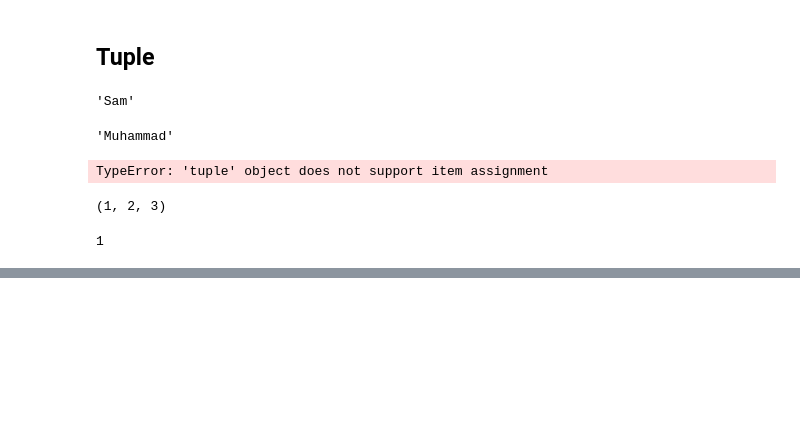
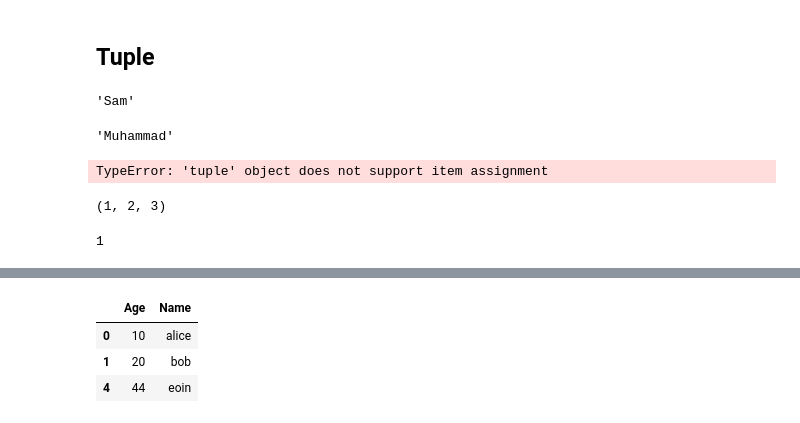
Before and after one commit to sweisscct/MSCFeb25-Lists-Dict-Tuple, a Jupyter notebook: Lists, Dict, Tuple.ipynb, the cells around one changed output, grey strips where cells are left out. Saved outputs shown, nothing was run; the diff lists cells and outputs as text; code cells hidden in the pictures; blank space fills up the shorter version.

```diff
--- a/Lists, Dict, Tuple.ipynb
+++ b/Lists, Dict, Tuple.ipynb
@@ -301,0 +389,7 @@ b
+# %%
+df[df["Age"] % 2 == 0]
+# %% [output]
+|  | Age | Name |
+| 0 | 10 | alice |
+| 1 | 20 | bob |
+| 4 | 44 | eoin |
```
Also changed, not shown: parts of 12 cells of this notebook.
